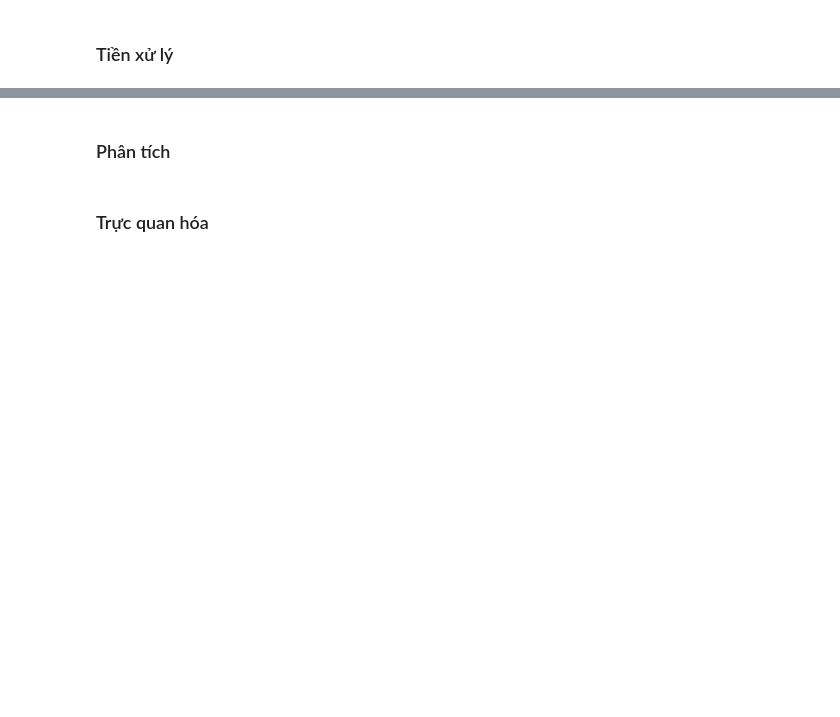
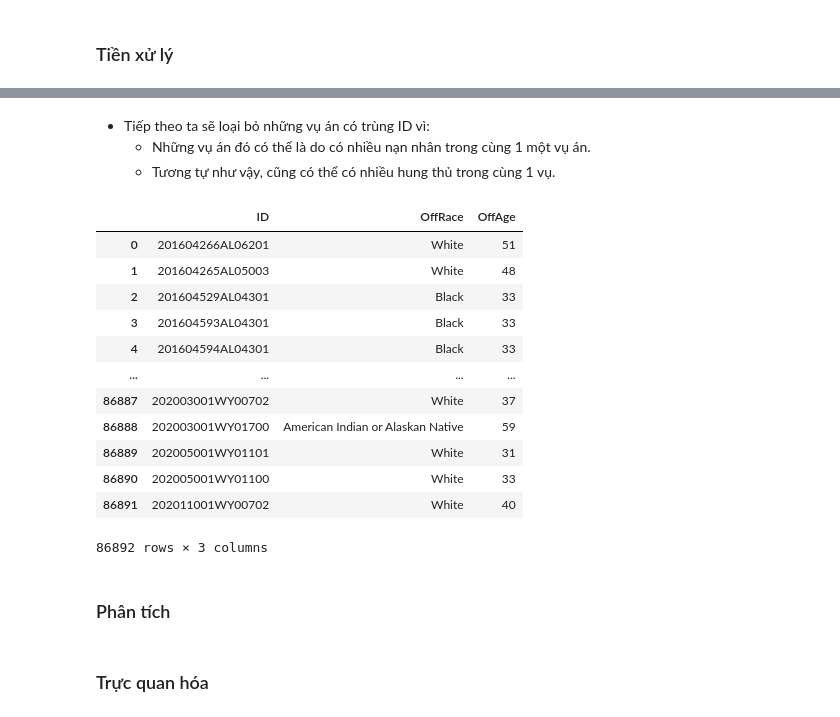
Before and after one commit to SangPhan852/P4DS_Project, a Jupyter notebook: 20127288_20127613.ipynb, the cells around one changed output, grey strips where cells are left out. Drawn from its saved outputs; the diff is of its cells as text; code cells hidden in the pictures; blank space fills up the shorter version.

```diff
--- a/20127288_20127613.ipynb
+++ b/20127288_20127613.ipynb
@@ -601,3 +624,25 @@ axs[2].set_xticklabels(florida_df['Relationship'], rotation = 40);
+# %% [markdown]
+- Tiếp theo ta sẽ loại bỏ những vụ án có trùng ID vì:
+    - Những vụ án đó có thể là do có nhiều nạn nhân trong cùng 1 một vụ án.
+    - Tương tự như vậy, cũng có thể có nhiều hung thủ trong cùng 1 vụ.
+# %%
+df = df.drop_duplicates(subset=['ID', 'OffRace','OffAge'], keep="last", inplace= False).reset_index()
+df = df.iloc[:,1:]
+df
+# %% [output]
+|  | ID | OffRace | OffAge |
+| 0 | 201604266AL06201 | White | 51 |
+| 1 | 201604265AL05003 | White | 48 |
+| 2 | 201604529AL04301 | Black | 33 |
+| 3 | 201604593AL04301 | Black | 33 |
+| 4 | 201604594AL04301 | Black | 33 |
+| ... | ... | ... | ... |
+| 86887 | 202003001WY00702 | White | 37 |
+| 86888 | 202003001WY01700 | American Indian or Alaskan Native | 59 |
+| 86889 | 202005001WY01101 | White | 31 |
+| 86890 | 202005001WY01100 | White | 33 |
+| 86891 | 202011001WY00702 | White | 40 |
+86892 rows × 3 columns
 # %% [markdown]
 ### Phân tích
 # %% [markdown]
```
Also changed, not shown: parts of 8 cells of this notebook.
